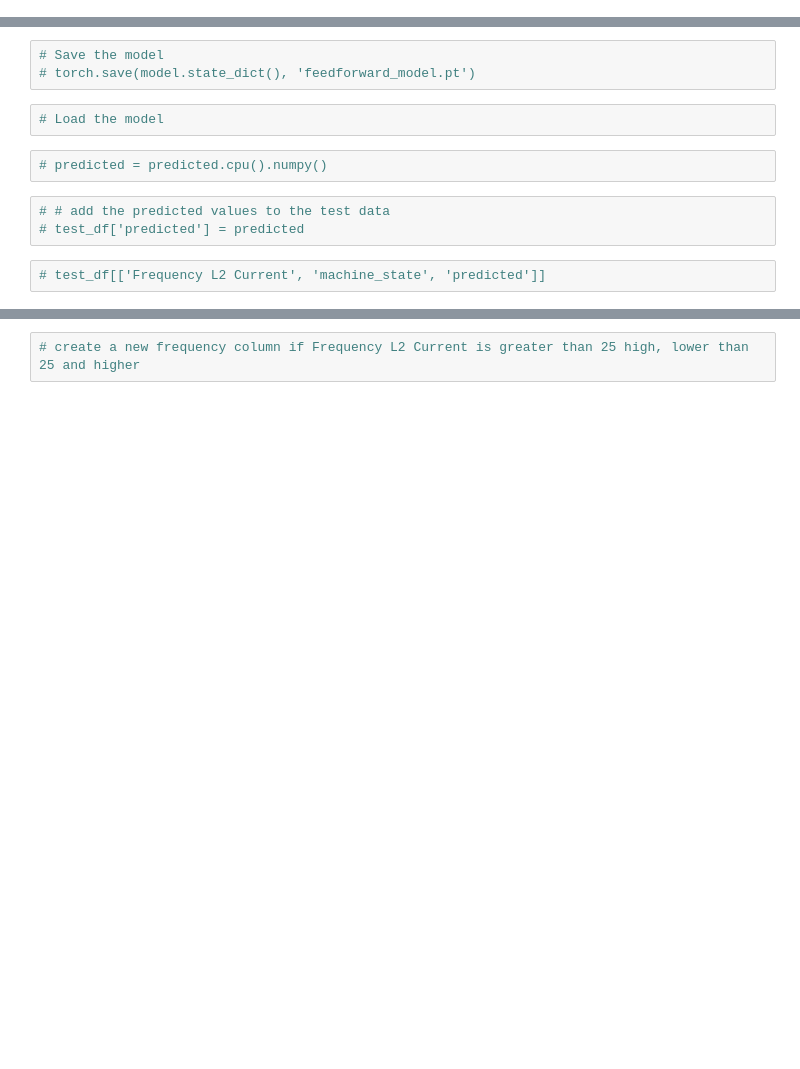
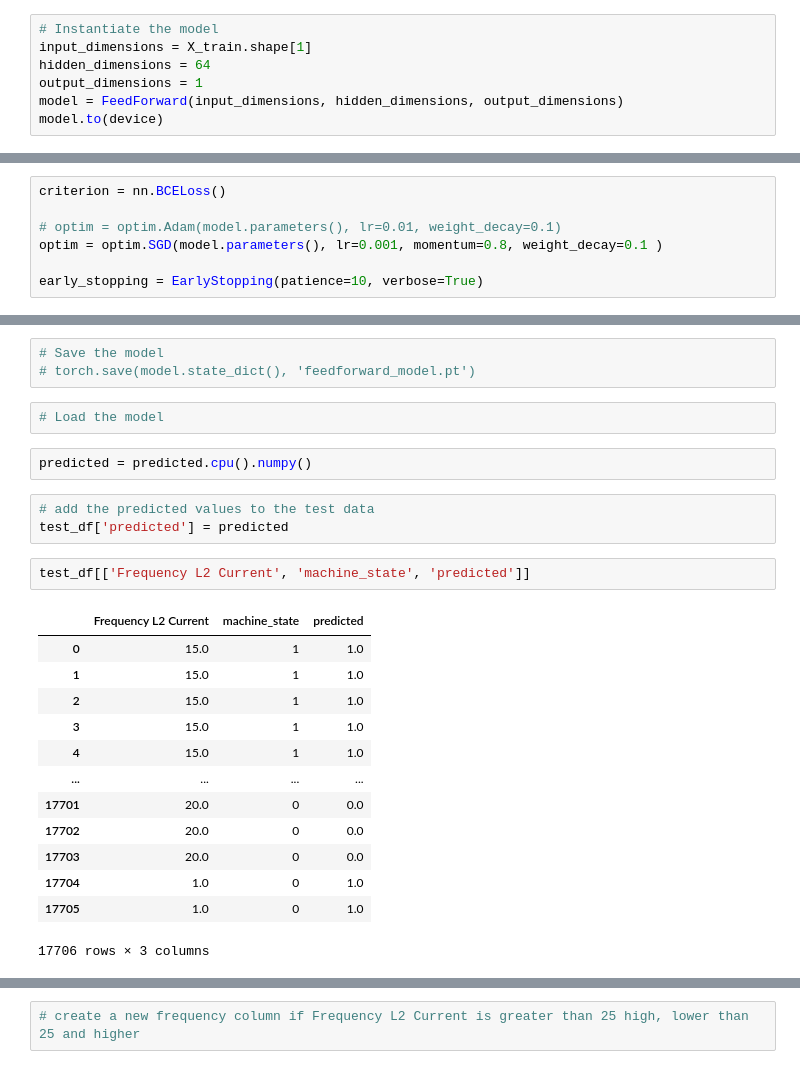
Before and after one commit to sserkanakin/bachelor-thesis-research-archive, a Jupyter notebook: code/models/FeedForward.ipynb, the cells around one changed output, grey strips where cells are left out. Drawn from its saved outputs; the diff is of its cells as text; blank space fills up the shorter version.

```diff
--- a/code/models/FeedForward.ipynb
+++ b/code/models/FeedForward.ipynb
@@ -334,0 +155,7 @@ Accuracy: 0.6356037501411951
+# %%
+# Instantiate the model
+input_dimensions = X_train.shape[1]
+hidden_dimensions = 64
+output_dimensions = 1
+model = FeedForward(input_dimensions, hidden_dimensions, output_dimensions)
+model.to(device)
@@ -334,0 +173,7 @@ Accuracy: 0.6356037501411951
+# %%
+criterion = nn.BCELoss()
+
+# optim = optim.Adam(model.parameters(), lr=0.01, weight_decay=0.1)
+optim = optim.SGD(model.parameters(), lr=0.001, momentum=0.8, weight_decay=0.1 )
+
+early_stopping = EarlyStopping(patience=10, verbose=True)
@@ -356,11 +281,25 @@ TypeError: linear(): argument 'input' (position 1) must be Tensor, not DataFrame
 # %%
 # Load the model
 # %%
-# predicted = predicted.cpu().numpy()
+predicted = predicted.cpu().numpy()
 # %%
-# # add the predicted values to the test data
-# test_df['predicted'] = predicted
+# add the predicted values to the test data
+test_df['predicted'] = predicted
 # %%
-# test_df[['Frequency L2 Current', 'machine_state', 'predicted']]
+test_df[['Frequency L2 Current', 'machine_state', 'predicted']]
+# %% [output]
+|  | Frequency L2 Current | machine_state | predicted |
+| 0 | 15.0 | 1 | 1.0 |
+| 1 | 15.0 | 1 | 1.0 |
+| 2 | 15.0 | 1 | 1.0 |
+| 3 | 15.0 | 1 | 1.0 |
+| 4 | 15.0 | 1 | 1.0 |
+| ... | ... | ... | ... |
+| 17701 | 20.0 | 0 | 0.0 |
+| 17702 | 20.0 | 0 | 0.0 |
+| 17703 | 20.0 | 0 | 0.0 |
+| 17704 | 1.0 | 0 | 1.0 |
+| 17705 | 1.0 | 0 | 1.0 |
+17706 rows × 3 columns
 # %%
 # for every frequency, get the number of equal values between machine state and predicted
```
Also changed, not shown: parts of 14 cells of this notebook.
